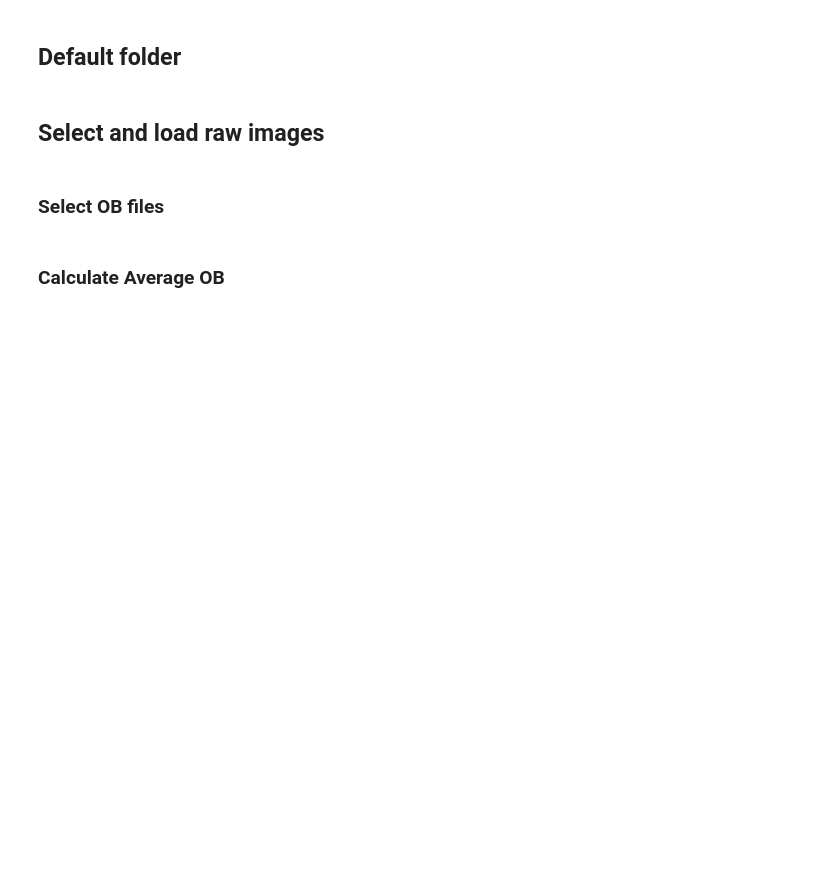
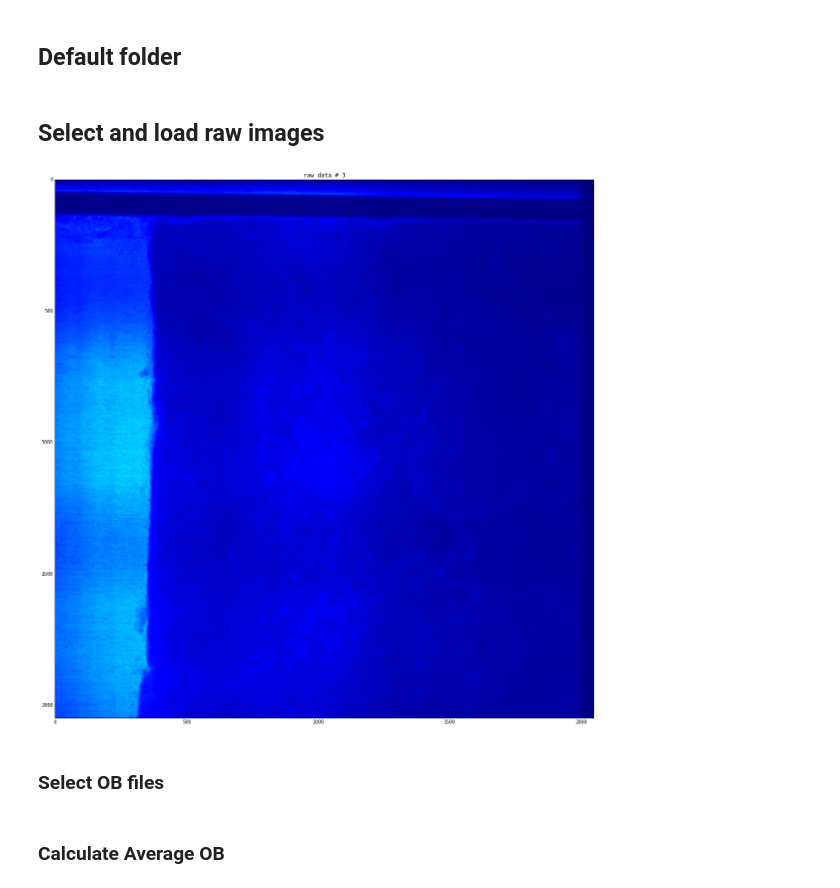
Before and after one commit to JeanBilheux/IPTS_12534, a Jupyter notebook: notebooks/normalization_by_ob.ipynb, the cells around one changed output. Cells and saved outputs as stored; diff of their text form; code cells hidden in the pictures; blank space fills up the shorter version.

```diff
--- a/notebooks/normalization_by_ob.ipynb
+++ b/notebooks/normalization_by_ob.ipynb
@@ -53,6 +54,20 @@ for _index, _file in enumerate(list_files):
     _image = np.asarray(_data.data)
     raw_data.append(_image)
     w.value = _index + 1
+# %%
+def display_image(image_index):
+    fig = plt.figure(figsize=(20,20))
+    ax_img = plt.subplot(111)
+    ax_img.imshow(raw_data[image_index])
+    ax_img.set_title("raw data # {}".format(image_index))
+
+preview = interact(display_image,
+                  image_index = widgets.IntSlider(min=0,
+                                                 max=len(raw_data),
+                                                 value=0,
+                                                 description="Image Index"))
+# %% [output]
+[figure, added]
 # %% [markdown]
 ### Select OB files
 # %%
```
Also changed, not shown: parts of 14 cells of this notebook.
